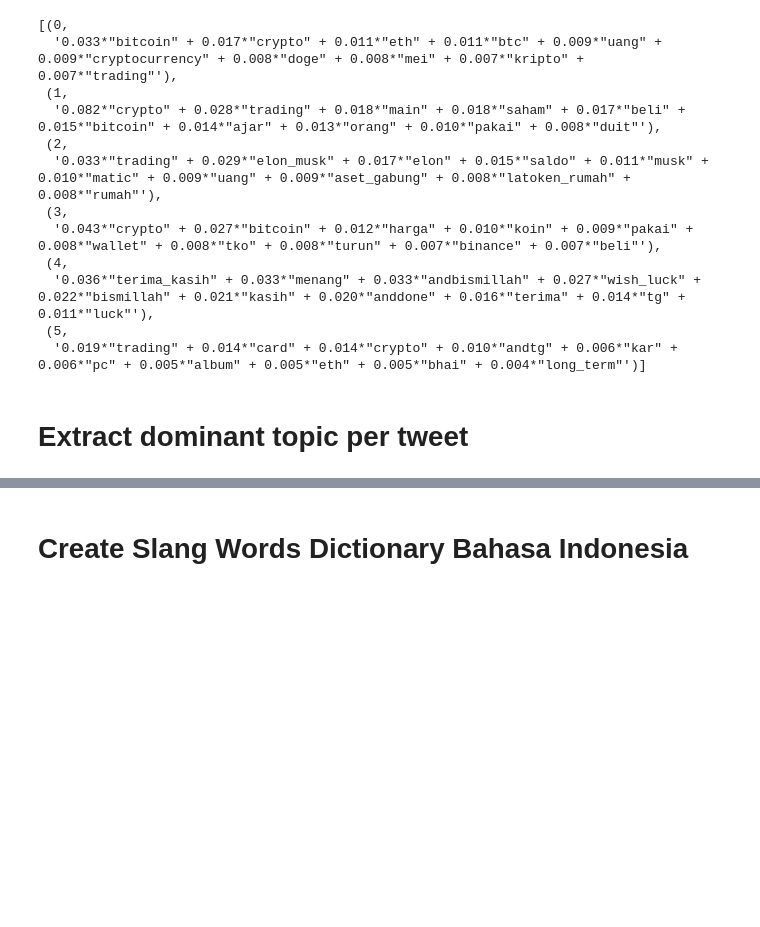
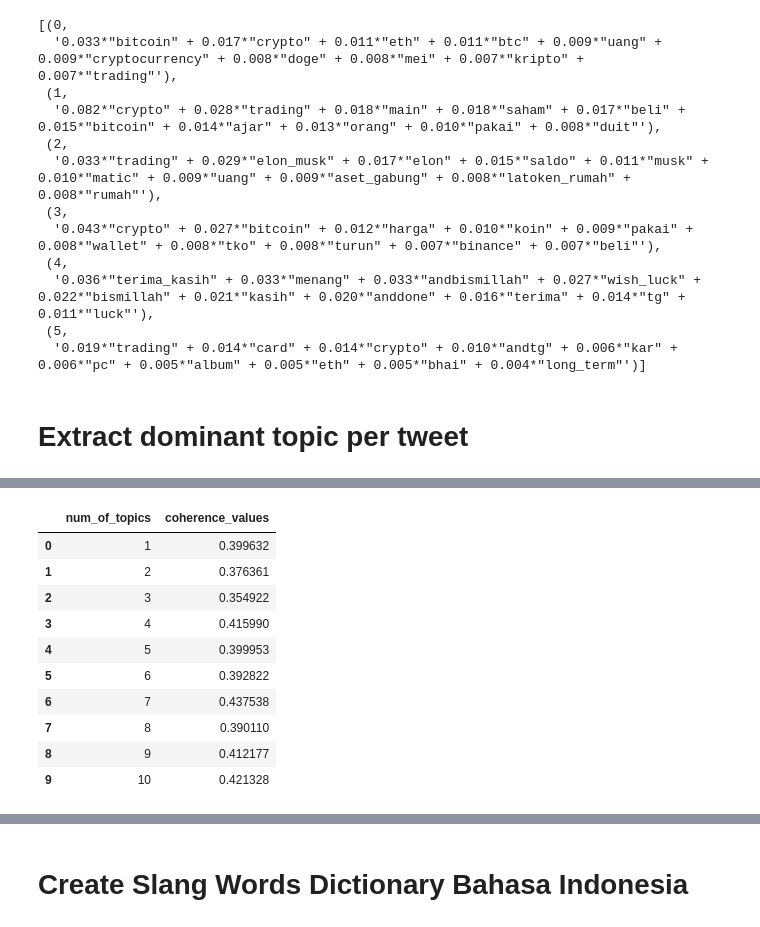
Before and after one commit to SokKanaTorajd/gemastik21, a Jupyter notebook: Topic-Modelling-Gemastik21.ipynb, the cells around one changed output, grey strips where cells are left out. Drawn from its saved outputs; the diff is of its cells as text; code cells hidden in the pictures; blank space fills up the shorter version.

```diff
--- a/Topic-Modelling-Gemastik21.ipynb
+++ b/Topic-Modelling-Gemastik21.ipynb
@@ -715,0 +823,18 @@ df_dominant_topic.to_csv('/content/drive/MyDrive/Gemastik21/dominant_topic_resul
+# %%
+# show the coherence value in table format
+
+coherence_df = pd.DataFrame(list(zip([i+1 for i in range(num_topics)], coherence_values)),
+                            columns=['num_of_topics', 'coherence_values'])
+coherence_df
+# %% [output]
+|  | num_of_topics | coherence_values |
+| 0 | 1 | 0.399632 |
+| 1 | 2 | 0.376361 |
+| 2 | 3 | 0.354922 |
+| 3 | 4 | 0.415990 |
+| 4 | 5 | 0.399953 |
+| 5 | 6 | 0.392822 |
+| 6 | 7 | 0.437538 |
+| 7 | 8 | 0.390110 |
+| 8 | 9 | 0.412177 |
+| 9 | 10 | 0.421328 |
```
Also changed, not shown: parts of 24 cells of this notebook.
